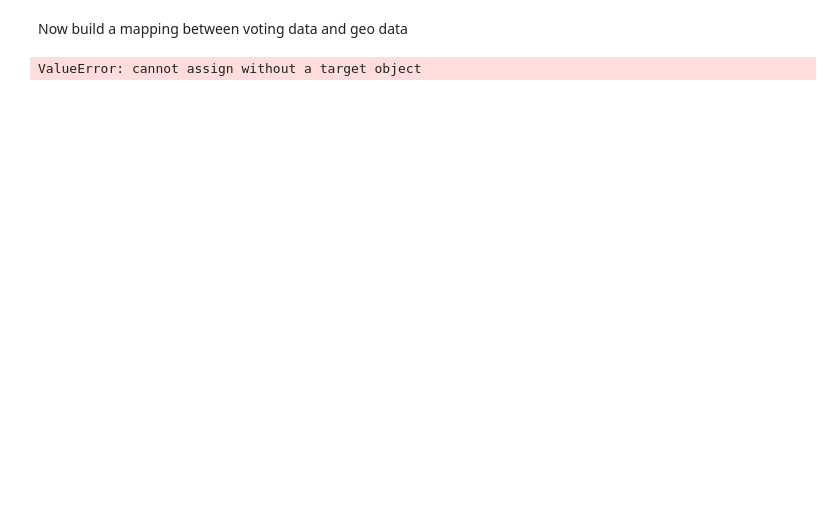
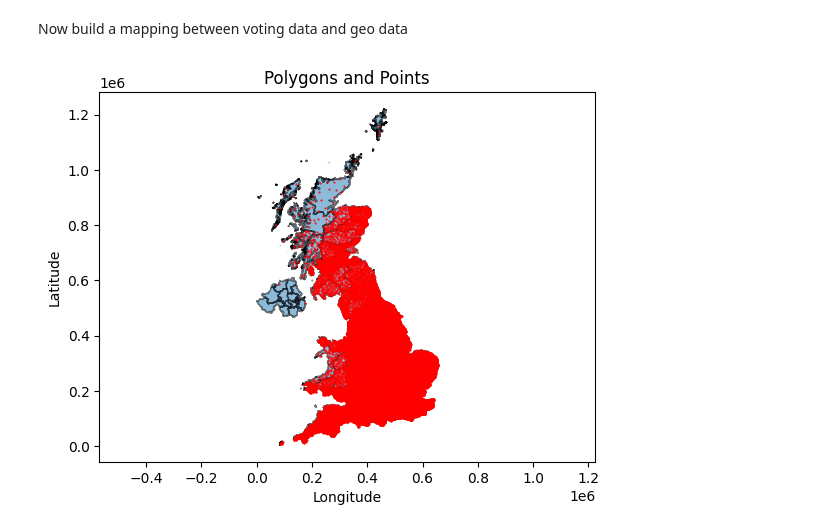
Before and after one commit to jamese21/CVDDMUK, a Jupyter notebook: simulation.ipynb, the cells around one changed output. Drawn from its saved outputs; the diff is of its cells as text; code cells hidden in the pictures; blank space fills up the shorter version.

```diff
--- a/simulation.ipynb
+++ b/simulation.ipynb
@@ -13,3 +18,7 @@ votes_dataset = pd.read_csv('./data/2024.csv')
 with open('./data/const_2024.geojson', 'r') as f:
     gj = json.load(f)
 const_2024_gdf = gpd.GeoDataFrame.from_features(gj["features"])
+# %%
+# Remove special characters from constituency name fields to properly join the datasets (needed for some welsh names)
+const_2024_gdf["PCON24NM"] = const_2024_gdf["PCON24NM"].str.replace(r'[^a-zA-Z]', '', regex=True)
+votes_dataset["Constituency name"] = votes_dataset["Constituency name"].str.replace(r'[^a-zA-Z]', '', regex=True)
@@ -16,8 +46,14 @@ const_2024_gdf = gpd.GeoDataFrame.from_features(gj["features"])
 # %% [markdown]
 Now build a mapping between voting data and geo data
-# %%
-# Join dataframes on constituency name
-merged_data = pd.merge(const_2024_gdf, votes_dataset, left_on="PCON24NM", right_on="Constituency name", how="outer")
-print(merged_data.query('PCON24NM == "Aldershot"'))
-# %% [output]
-ValueError: cannot assign without a target object
+# %%
+points = []
+polygons = []
+
+for i in range(len(merged_data)):
+    row = merged_data.iloc[i]
+    points += place_n_points(row["geometry"], row["LD"]//100)
+    polygons.append(row["geometry"])
+
+plot_points_and_map(points, polygons, 1)
+# %% [output]
+[figure, added]
```
Also changed, not shown: parts of 6 cells of this notebook.
